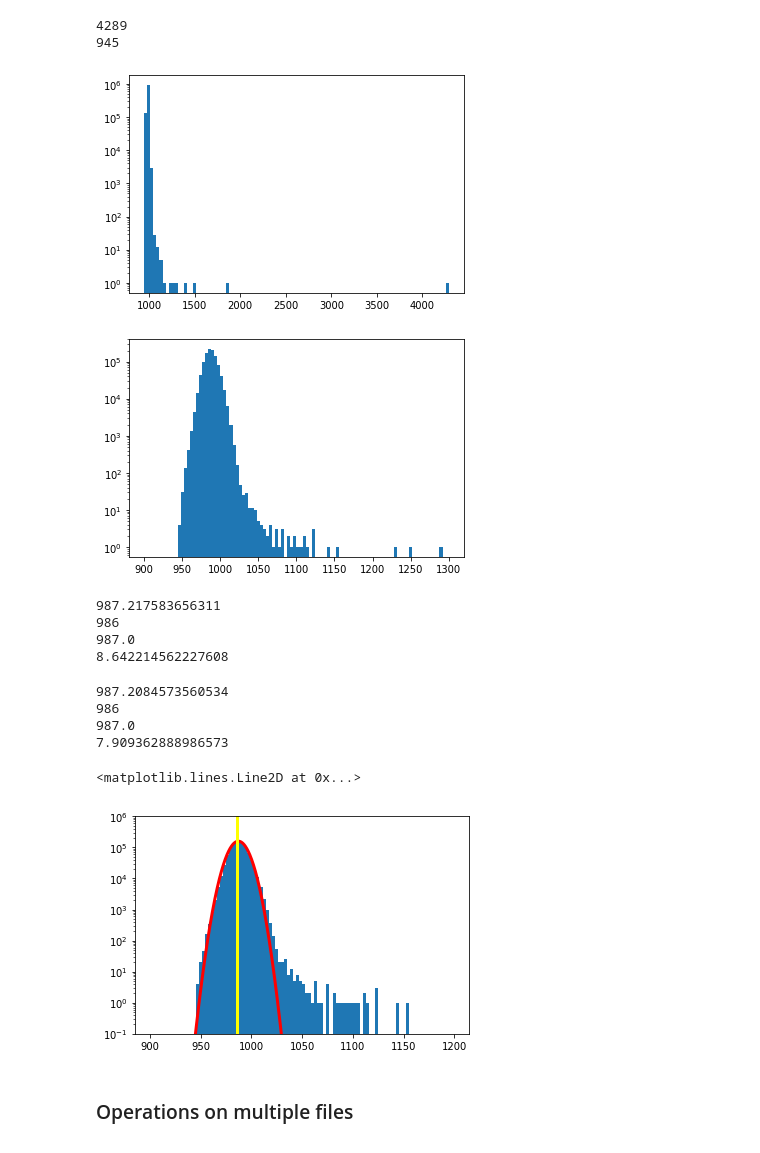
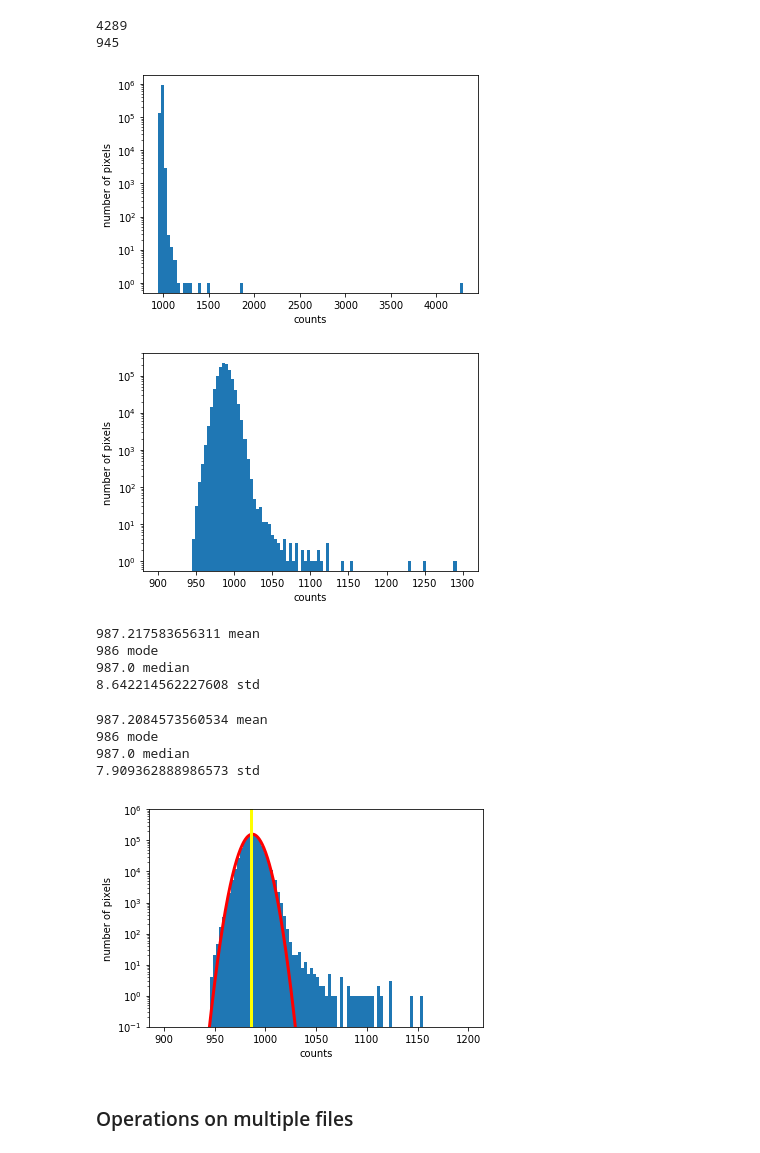
Before and after one commit to sibirrer/PHY517_AST443, a Jupyter notebook: tutorials/FITS images in python.ipynb, the cells around one changed output. Saved outputs shown, nothing was run; the diff lists cells and outputs as text; code cells hidden in the pictures.

```diff
--- a/tutorials/FITS images in python.ipynb
+++ b/tutorials/FITS images in python.ipynb
@@ -111,68 +111,75 @@ print(np.min(countvalues))
 945
 # %%
 ### plot a histogram, using a logarithmic y-axis
-plt.hist(countvalues,bins=100);
+plt.hist(countvalues,bins=100)
+plt.xlabel("counts")
+plt.ylabel("number of pixels")
 plt.yscale('log')
 # %% [output]
-[figure, old version]
+[figure, new version]
 # %%
 ### let's re-plot, specifying a smaller range, and the number of bins:
 plt.hist(countvalues,range=[900,1300], bins=100);
 plt.yscale('log')
+plt.xlabel("counts")
+plt.ylabel("number of pixels")
+plt.show()
 # %% [output]
-[figure, old version]
+[figure, new version]
 # %%
 ### compute the mean, the median, the mode, and the standard deviation:
-print(np.mean(countvalues))
-print(stats.mode(countvalues)[0][0])
-print(np.median(countvalues))
-print(np.std(countvalues))
+print(np.mean(countvalues), "mean")
+print(stats.mode(countvalues)[0][0], "mode")
+print(np.median(countvalues), "median")
+print(np.std(countvalues), "std")
 # %% [output]
-987.217583656311
-986
-987.0
-8.642214562227608
+987.217583656311 mean
+986 mode
+987.0 median
+8.642214562227608 std
 # %%
 ### repeat the same, but clip "outliers":
 
 clippedvalues = countvalues[countvalues<1050]
 
-print(np.mean(clippedvalues))
-print(stats.mode(clippedvalues)[0][0])
-print(np.median(clippedvalues))
-print(np.std(clippedvalues))
+print(np.mean(clippedvalues), "mean")
+print(stats.mode(clippedvalues)[0][0], "mode")
+print(np.median(clippedvalues), "median")
+print(np.std(clippedvalues), "std")
 # %% [output]
-987.2084573560534
-986
-987.0
-7.909362888986573
+987.2084573560534 mean
+986 mode
+987.0 median
+7.909362888986573 std
 # %%
 ### overplot a normal distribution, as specified by the mean and standard deviation
 
 cmin=900
 cmax=1200
 nbins=100
 normalization=(cmax-cmin)/nbins*len(countvalues[(countvalues>=cmin) & (countvalues<=cmax)])
 
 clipmin=cmin
 clipmax=1100
 clippedvalues = countvalues[(countvalues>=clipmin) & (countvalues<=clipmax)]
 
 mu=np.mean(clippedvalues)
 sig=np.std(clippedvalues)
 mode=stats.mode(clippedvalues)[0][0]
 
 xarray=np.linspace(cmin,cmax,nbins*10)
 yarray=normalization*norm.pdf(xarray,loc=mu, scale=sig)
 
 plt.hist(countvalues,range=[cmin,cmax], bins=nbins);
 plt.yscale('log')
 plt.ylim([0.1,1e6])
 plt.plot(xarray,yarray,color="red",linewidth=3.0)
 plt.axvline(x=mode,linewidth=3.0,color="yellow")
+plt.xlabel("counts")
+plt.ylabel("number of pixels")
+plt.show()
 # %% [output]
-<matplotlib.lines.Line2D at 0x...>
-[figure, old version]
+[figure, new version]
 # %% [markdown]
 ### Operations on multiple files
 # %%
```
Also changed, not shown: parts of 3 cells of this notebook, 1 other file.
